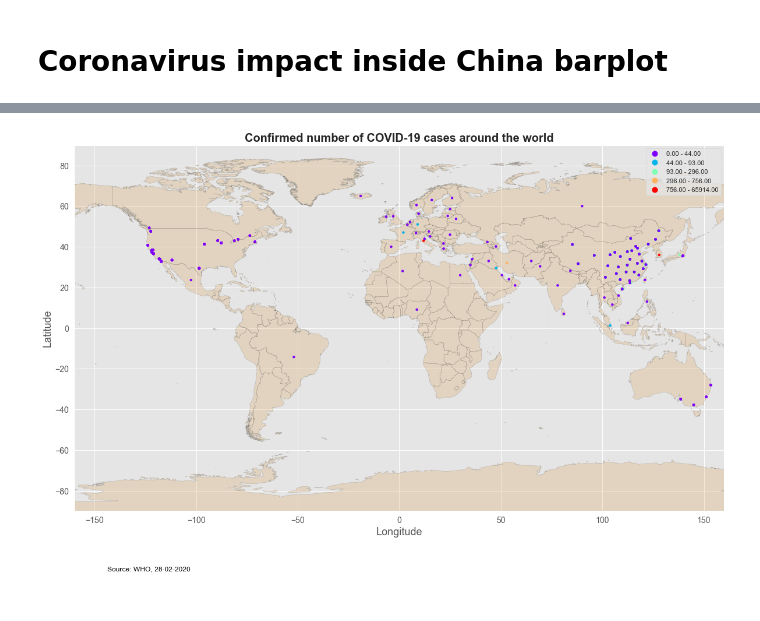
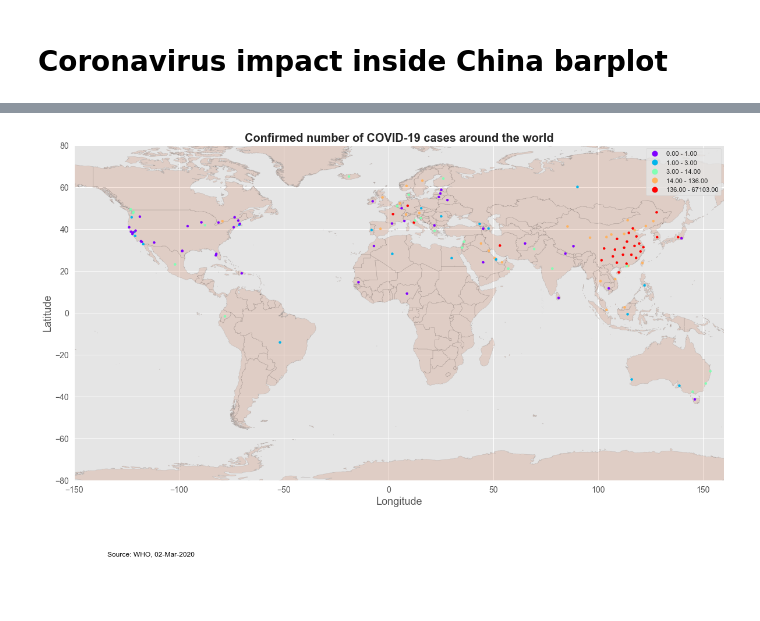
Before and after one commit to frankcardozo/Coronavirus_analysis, a Jupyter notebook: codvid19.ipynb, the cells around one changed output, grey strips where cells are left out. Cells and saved outputs as stored; diff of their text form; code cells hidden in the pictures.

```diff
--- a/codvid19.ipynb
+++ b/codvid19.ipynb
@@ -17,6 +17,6 @@ pd.set_option('display.max_rows', 999999)
 pd.set_option('display.max_columns', 999999)
 pd.set_option('display.width', 999999)
 # %%
-ds = pd.read_csv('./csse_covid_19_data/csse_covid_19_daily_reports/02-28-2020.csv')
+ds = pd.read_csv('./csse_covid_19_data/csse_covid_19_daily_reports/03-02-2020.csv')
 ds.head()
 # %% [output]
@@ -204,0 +303,23 @@ plt.show()
+# %%
+fig, ax = plt.subplots(figsize=(20, 15))
+
+plt.ylabel('Number of people', fontsize=25)
+plt.xlabel('Date', fontsize=25)
+plt.title('Evolution of confirmed COVID-19 cases in Europe', fontsize=30)
+
+ax.plot(confirmed_t.index, confirmed_t.Italy, label = 'Italy', lw=3)
+ax.plot(confirmed_t.index, confirmed_t.France, label = 'France', lw=3)
+ax.plot(confirmed_t.index, confirmed_t.Spain, label = 'Spain', lw=3)
+ax.plot(confirmed_t.index, confirmed_t.Germany, label = 'Germany', lw=3)
+ax.plot(confirmed_t.index, confirmed_t.Switzerland, label = 'Switzerland', lw=3)
+
+plt.style.use('ggplot')
+plt.xticks(fontsize=16, rotation=50)
+plt.yticks(fontsize=16)
+plt.tick_params(axis='x', which='major')
+
+ax.get_legend_handles_labels()
+ax.legend(fontsize=20, loc=0, facecolor = 'white', title = 'Legend', title_fontsize = 25)
+
+plt.savefig('confirmed_covid_evolution_Europe.jpg', dpi=480)
+plt.show()
@@ -225,10 +335,10 @@ ds2.shape
 crs = {'init' :'epsg:4326'}
 
 # zip x and y coordinates into single feature
-geometry = [Point(xy) for xy in zip(ds2['Long'], ds2['Lat'])]
+geometry = [Point(xy) for xy in zip(ds['Longitude'], ds['Latitude'])]
 
 # create GeoPandas dataframe
-geo_ds = gpd.GeoDataFrame(ds2, crs = crs, geometry = geometry)
+geo_ds = gpd.GeoDataFrame(ds, crs = crs, geometry = geometry)
 # %%
 geo_ds
 # %% [output]
@@ -252,33 +366,27 @@ geo_ds
 # %%
 fig, ax = plt.subplots(figsize=(20,15))
 
-world_map.plot(ax=ax, alpha=0.2, color='#D58E2F', edgecolor='black')
+world_map.plot(ax=ax, alpha=0.15, color='#C24813', edgecolor='black')
 
 geo_ds.plot(column='Confirmed', ax=ax, markersize=15,
             legend=True,
             categorical=False,
-            scheme="jenks_caspall_sampled",
+            scheme='Quantiles',
             cmap='rainbow')
 
-plt.xlim(-160, 160)
-plt.ylim(-90,90)
+plt.xlim(-150,160)
+plt.ylim(-80,80)
 plt.title('Confirmed number of COVID-19 cases around the world', fontsize=20, fontweight='bold')
 plt.ylabel('Latitude', fontsize=18)
 plt.xlabel('Longitude', fontsize=18)
 plt.xticks(fontsize=14)
 plt.yticks(fontsize=14)
 
-'''ax.legend(title='Legend',
-          loc='upper right',
-          fontsize=14,
-          frameon=True,
-          title_fontsize=18)'''
-
-ax.annotate('Source: WHO, 28-02-2020', xy=(0.1, .08),  xycoords='figure fraction',
+ax.annotate('Source: WHO, 02-Mar-2020', xy=(0.1, .08),  xycoords='figure fraction',
             ha='left', va='top', fontsize=12, color='black')
 
 
 plt.savefig('codvid_global_map_confirmed.jpg', dpi=480)
 plt.show()
 # %% [output]
-[figure, old version]
+[figure, new version]
```
Also changed, not shown: parts of 52 cells of this notebook, 19 other files.
